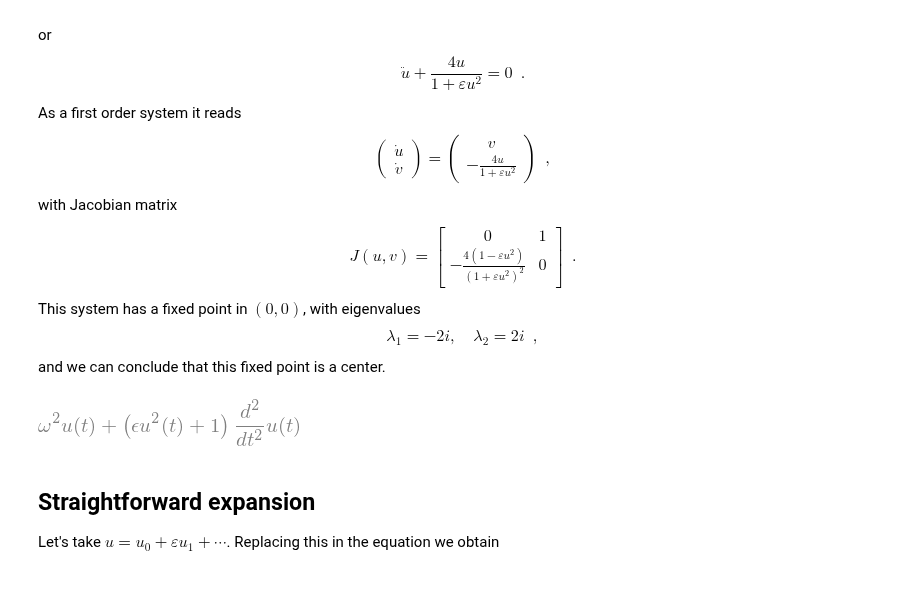
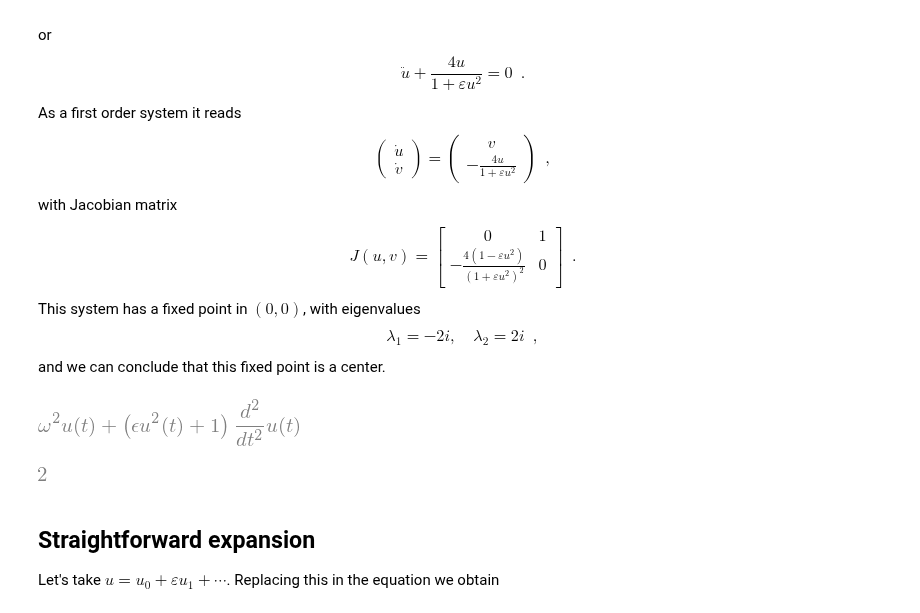
Before and after one commit to nicoguaro/notebooks_examples, a Jupyter notebook: Perturbation methods.ipynb, the cells around one changed output. Saved outputs shown, nothing was run; the diff lists cells and outputs as text; code cells hidden in the pictures; blank space fills up the shorter version.

```diff
--- a/Perturbation methods.ipynb
+++ b/Perturbation methods.ipynb
@@ -43,6 +44,10 @@ eq = (1 + eps*u(t)**2)*diff(u(t), t, 2) + omega**2*u(t)
 eq
 # %% [output]
 [figure]
+# %%
+ode_order(eq, u)
+# %% [output]
+[figure, added]
 # %% [markdown]
 ## Straightforward expansion
 
```
Also changed, not shown: parts of 8 cells of this notebook, 1 other file.
